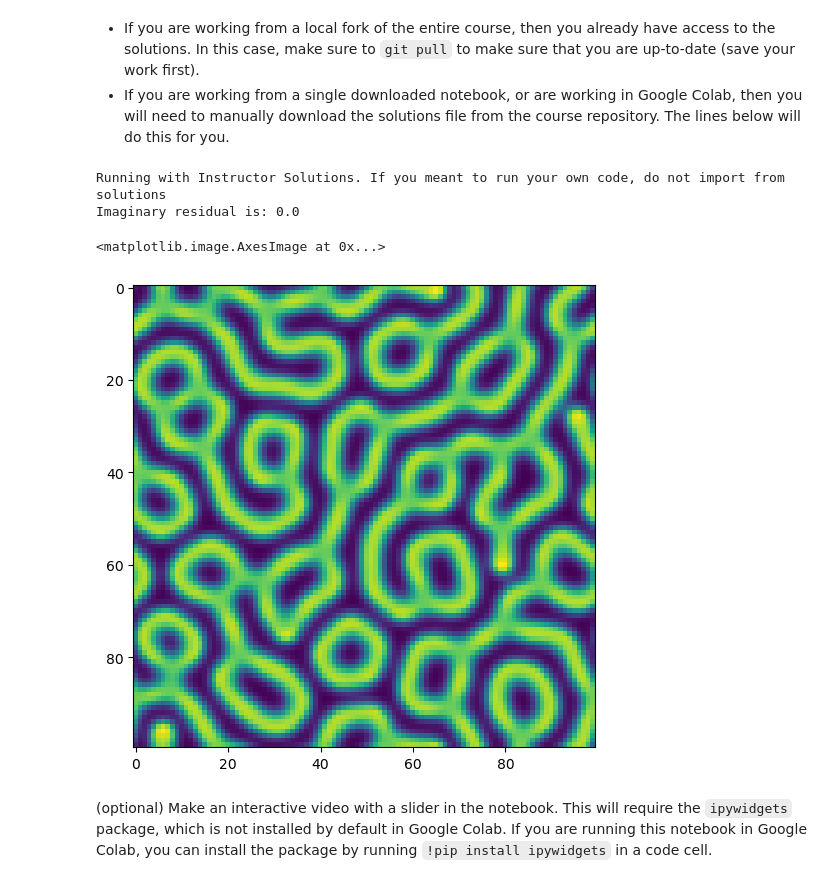
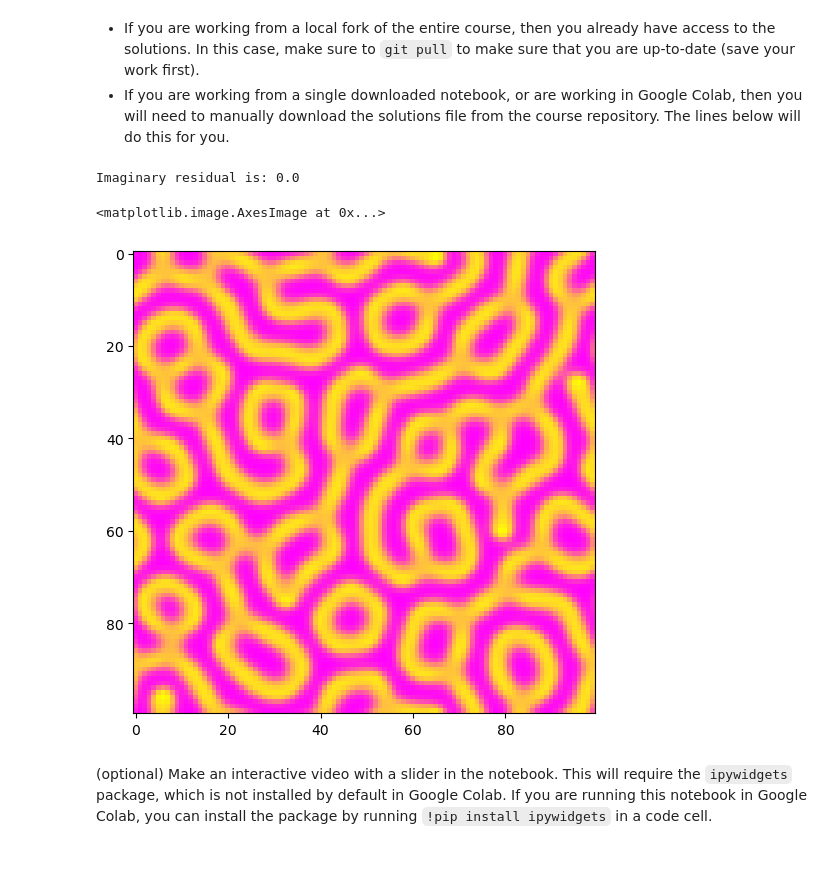
Before and after one commit to lilyminguyen/PHY-329, a Jupyter notebook: Homework/HW5/pde_turing.ipynb, the cells around one changed output. Cells and saved outputs as stored; diff of their text form; code cells hidden in the pictures.

```diff
--- a/Homework/HW5/pde_turing.ipynb
+++ b/Homework/HW5/pde_turing.ipynb
@@ -200,11 +207,11 @@ class AllenCahn:
 # %%
 ## Optional: Download and import the instructor solutions
 import requests
-ns={}
-exec(requests.get('https://raw.githubusercontent.com/williamgilpin/cphy/main/hw/solutions/allencahn.py', timeout=10).text, ns);
-AllenCahn = ns['AllenCahn']
-ns={}
-exec(requests.get('https://raw.githubusercontent.com/williamgilpin/cphy/main/hw/solutions/allencahn_spectral.py', timeout=10).text, ns);
-AllenCahn = ns['AllenCahn']
+# ns={}
+# exec(requests.get('https://raw.githubusercontent.com/williamgilpin/cphy/main/hw/solutions/allencahn.py', timeout=10).text, ns);
+# AllenCahn = ns['AllenCahn']
+# ns={}
+# exec(requests.get('https://raw.githubusercontent.com/williamgilpin/cphy/main/hw/solutions/allencahn_spectral.py', timeout=10).text, ns);
+# AllenCahn = ns['AllenCahn']
 # %%
 ## Run an example simulation and plot the before and after
@@ -480,34 +511,33 @@ class GrayScott:
 + If you are working from a single downloaded notebook, or are working in Google Colab, then you will need to manually download the solutions file from the course repository. The lines below will do this for you.
 # %%
 ## Optional: Download and import the instructor solutions
-import requests
-ns={}
-exec(requests.get('https://raw.githubusercontent.com/williamgilpin/cphy/main/hw/solutions/grayscott.py', timeout=10).text, ns);
-GrayScott = ns['GrayScott']
+# import requests
+# ns={}
+# exec(requests.get('https://raw.githubusercontent.com/williamgilpin/cphy/main/hw/solutions/grayscott.py', timeout=10).text, ns);
+# GrayScott = ns['GrayScott']
 # ns={}
 # exec(requests.get('https://raw.githubusercontent.com/williamgilpin/cphy/main/hw/solutions/grayscott_alt.py', timeout=10).text, ns);
 # GrayScott = ns['GrayScott']
 # %%
 ## Create initial conditions
 np.random.seed(0)
 u_ic = 0.5 +  1.5 * np.random.random((100, 100))
 v_ic = 1 - np.copy(u_ic)
 
 ## Run simulation
 model = GrayScott(*u_ic.shape)
 tpts, sol = model.solve([u_ic, v_ic], 0, 5000, 500)
 
 ## Check that our spectral code is working: the imaginary residual should be small
 print(f"Imaginary residual is: {np.mean(np.abs(np.imag(np.array(sol))))}")
 sol = np.real(sol)
 
 plt.figure(figsize=(6, 6))
-plt.imshow(sol[-1, ..., 1])
+plt.imshow(sol[-1, ..., 1], cmap='spring')
 # %% [output]
-Running with Instructor Solutions. If you meant to run your own code, do not import from solutions
 Imaginary residual is: 0.0
 <matplotlib.image.AxesImage at 0x...>
-[figure, old version]
+[figure, new version]
 # %% [markdown]
 (optional) Make an interactive video with a slider in the notebook. This will require the `ipywidgets` package, which is not installed by default in Google Colab. If you are running this notebook in Google Colab, you can install the package by running `!pip install ipywidgets` in a code cell.
 # %%
```
Also changed, not shown: parts of 15 cells of this notebook.
